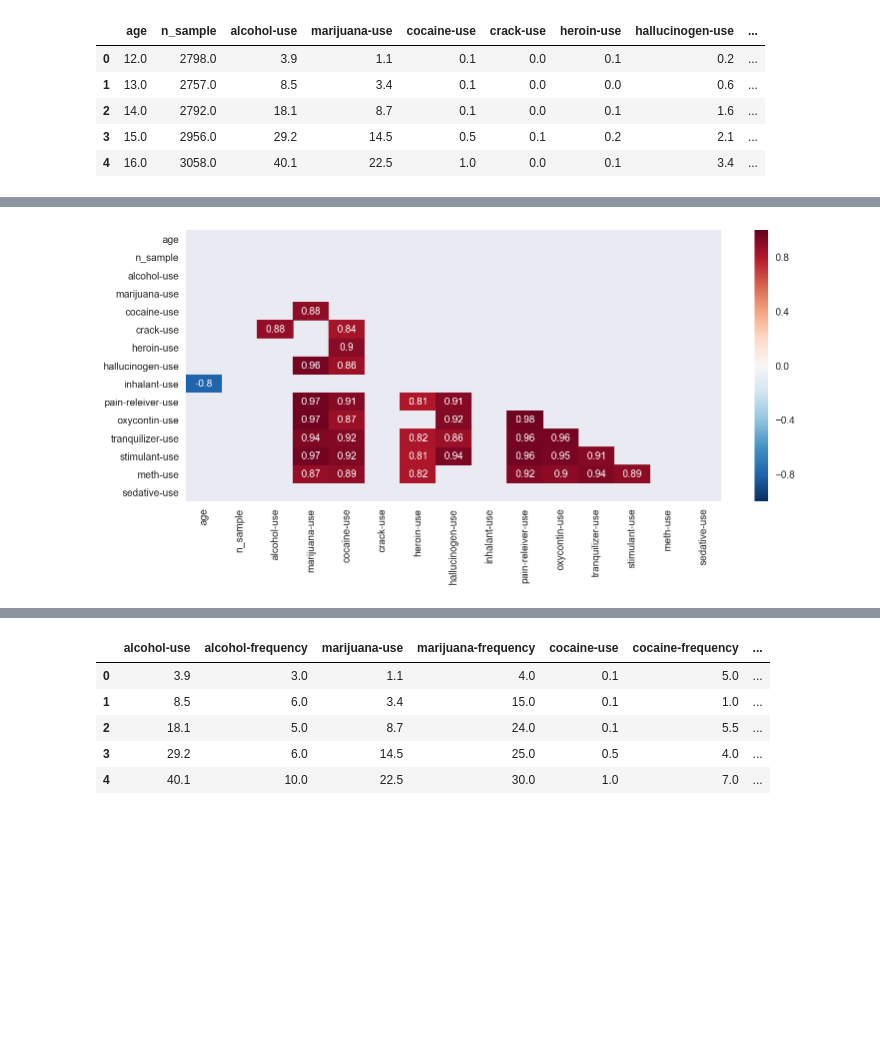
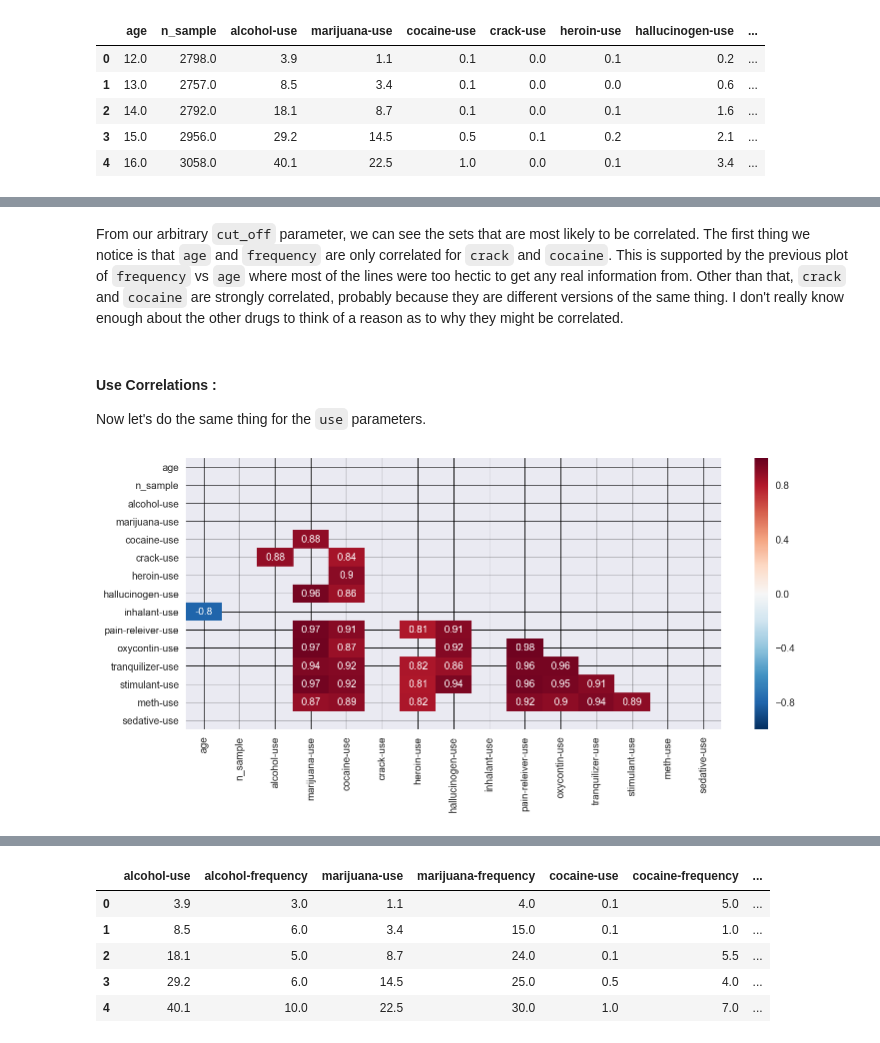
Before and after one commit to t-brewer/sats_and_drugs, a Jupyter notebook: project-02-v2-starter-code.ipynb, the cells around one changed output, grey strips where cells are left out. Drawn from its saved outputs; the diff is of its cells as text; code cells hidden in the pictures; blank space fills up the shorter version.

```diff
--- a/project-02-v2-starter-code.ipynb
+++ b/project-02-v2-starter-code.ipynb
@@ -930,17 +976,23 @@ ax = sns.heatmap(corr_mat_freq, fmt='.2g', mask=mask, annot=True)
+# %% [markdown]
+From our arbitrary `cut_off` parameter, we can see the sets that are most likely to be correlated.  The first thing we notice is that `age` and `frequency` are only correlated for `crack` and `cocaine`.  This is supported by the previous plot of `frequency` vs `age` where most of the lines were too hectic to get any real information from.  Other than that, `crack` and `cocaine` are strongly correlated, probably because they are different versions of the same thing.  I don't really know enough about the other drugs to think of a reason as to why they might be correlated.
+# %% [markdown]
+#### Use Correlations :
+Now let's do the same thing for the `use` parameters.
 # %%
 # Get correlation coefficient matrix of drug usage
 corr_mat_use = drugs_use.corr()
 
 # Define Cutoff
 cut_off = 0.8
 
 # Mask upper right triangle and values that don't make the cutoff
 mask = np.zeros_like(corr_mat_use, dtype=np.bool)
 mask[np.triu_indices_from(mask)] = True
 mask[(corr_mat_use <= cut_off) & (corr_mat_use >= -cut_off)] = True
 
 # Matplotlib dance
 f, ax = plt.subplots(nrows=1, ncols=1, figsize=(12,5))
 ax = sns.heatmap(corr_mat_use, fmt='.2g', mask=mask, annot=True)
+ax.grid(b=True, which='major', axis='both', linestyle='-', color='k', linewidth=0.5)
 # %% [output]
-[figure, old version]
+[figure, new version]
```
Also changed, not shown: parts of 44 cells of this notebook.
